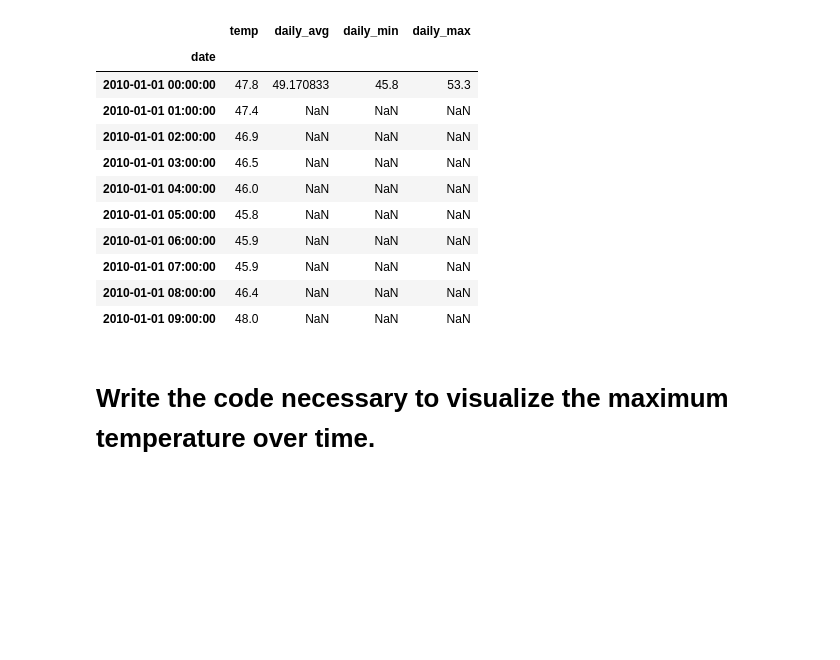
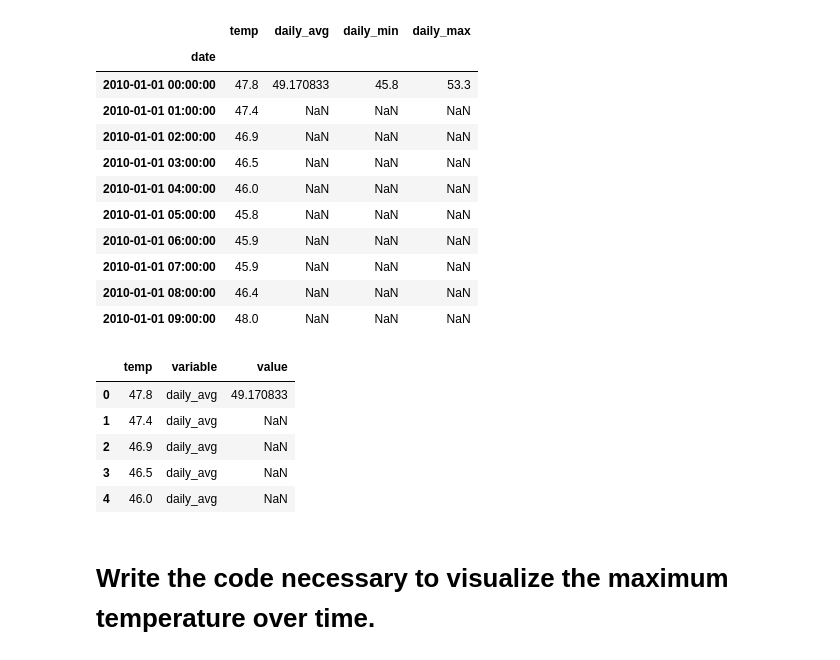
Before and after one commit to geary-shenck/time-series-exercises, a Jupyter notebook: time_series.ipynb, the cells around one changed output. Cells and saved outputs as stored; diff of their text form; code cells hidden in the pictures; blank space fills up the shorter version.

```diff
--- a/time_series.ipynb
+++ b/time_series.ipynb
@@ -505,6 +505,17 @@ temp.head(10)
 | 2010-01-01 07:00:00 | 45.9 | NaN | NaN | NaN |
 | 2010-01-01 08:00:00 | 46.4 | NaN | NaN | NaN |
 | 2010-01-01 09:00:00 | 48.0 | NaN | NaN | NaN |
+# %%
+melt1 = temp.melt(id_vars="temp",value_vars=["daily_avg","daily_min","daily_max"])
+# %%
+melt1.head()
+# %% [output]
+|  | temp | variable | value |
+| 0 | 47.8 | daily_avg | 49.170833 |
+| 1 | 47.4 | daily_avg | NaN |
+| 2 | 46.9 | daily_avg | NaN |
+| 3 | 46.5 | daily_avg | NaN |
+| 4 | 46.0 | daily_avg | NaN |
 # %% [markdown]
 # Write the code necessary to visualize the maximum temperature over time.
 # %%
```
Also changed, not shown: parts of 13 cells of this notebook.
